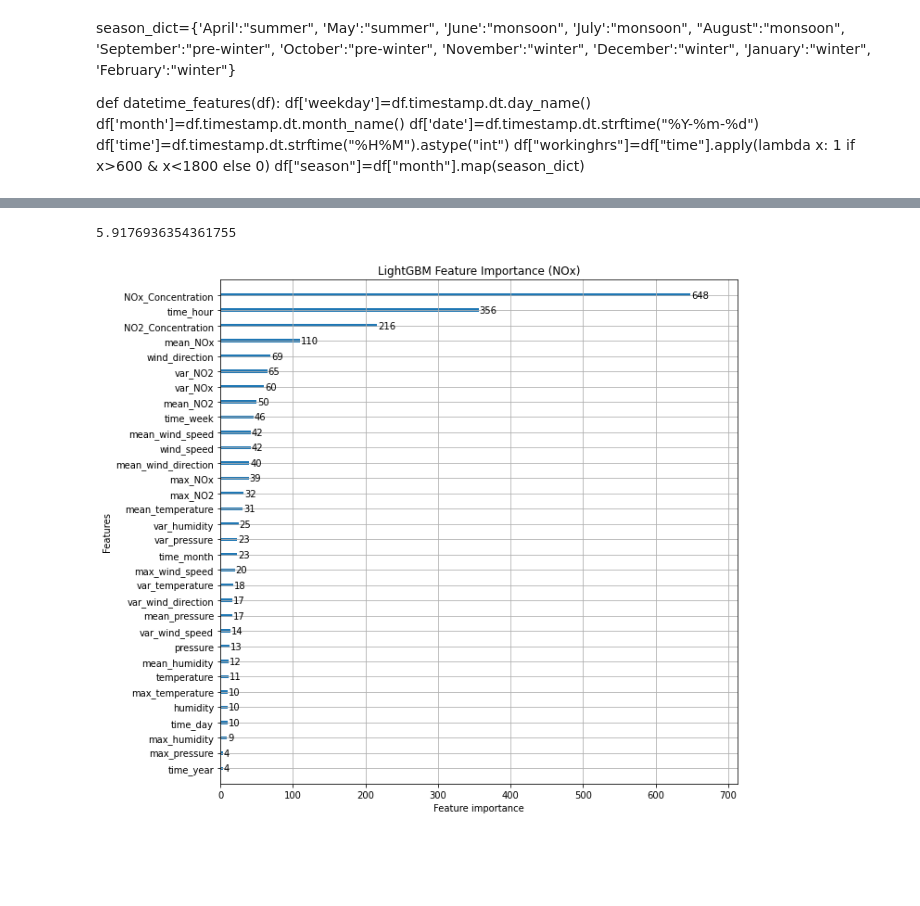
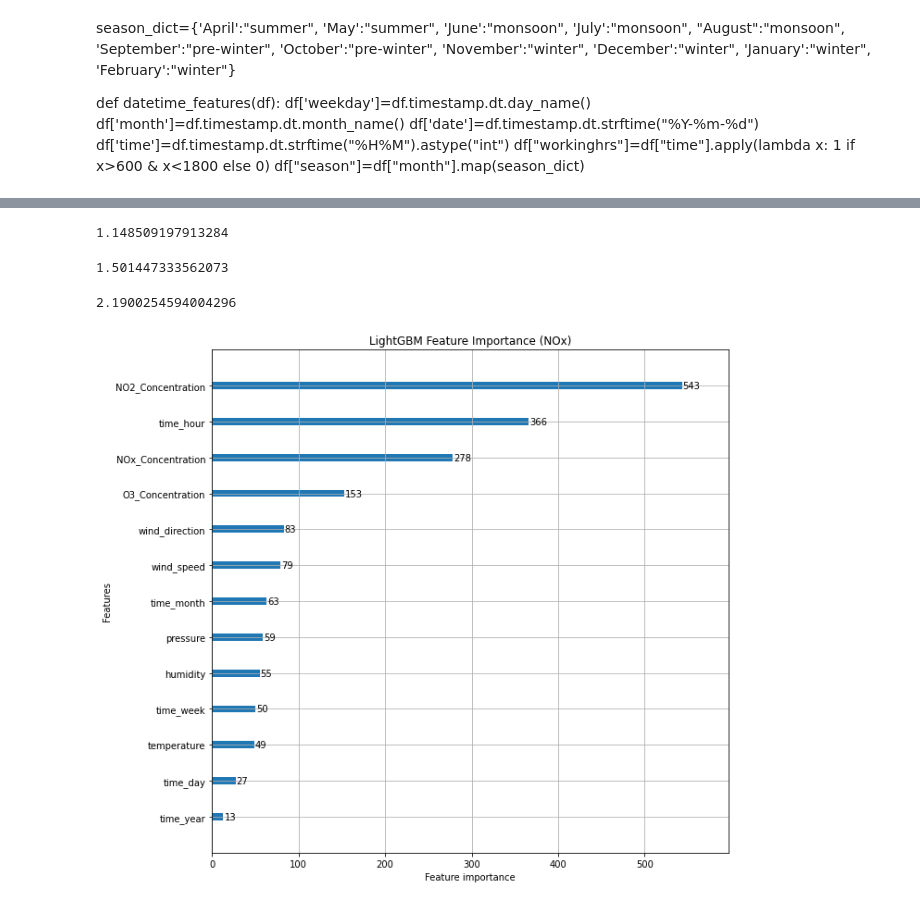
Before and after one commit to Wrafttex/BachelorProject, a Jupyter notebook: 4_Training_LightGBM_Model_Tag.ipynb, the cells around one changed output, grey strips where cells are left out. Drawn from its saved outputs; the diff is of its cells as text; code cells hidden in the pictures; blank space fills up the shorter version.

```diff
--- a/4_Training_LightGBM_Model_Tag.ipynb
+++ b/4_Training_LightGBM_Model_Tag.ipynb
@@ -202,7 +234,21 @@ score = train_test(model_param, train_X_O3, test_X_O3, train_Y_O3, test_Y_O3, "L
-# %%
-gbm = read_pkl("Aal/lightgbm_x_AQ_S00_T_10_1.model")
-test_predict = gbm.predict(X_Test)
-score = get_score(test_predict, Y_Test_NOx)
-score
-# %% [output]
-5.9176936354361755
+# %%
+gbmNO2 = read_pkl("LightGBM/lightgbm_T_W_NO2_10_1.model")
+predict_NO2 = gbmNO2.predict(X_Test)
+score_NO2 = get_score(predict_NO2, Y_Test_NO2)
+score_NO2
+# %% [output]
+1.148509197913284
+# %%
+gbmNOx = read_pkl("LightGBM/lightgbm_T_W_NOx_10_1.model")
+predict_NOx = gbmNOx.predict(X_Test)
+score_NOx = get_score(predict_NOx, Y_Test_NOx)
+score_NOx
+# %% [output]
+1.501447333562073
+# %%
+gbmO3 = read_pkl("LightGBM/lightgbm_T_W_O3_10_1.model")
+predict_O3 = gbmO3.predict(X_Test)
+score_O3 = get_score(predict_O3, Y_Test_O3)
+score_O3
+# %% [output]
+2.1900254594004296
@@ -209,9 +262,8 @@ score
 # %%
-import matplotlib.pyplot as plt
-ax = lgb.plot_importance(gbm,figsize=(10,10),importance_type="auto")
+ax = lgb.plot_importance(gbmNO2,figsize=(10,10),importance_type="auto")
 plt.title("LightGBM Feature Importance (NOx)")
 plt.show()
 # %% [output]
-[figure, old version]
+[figure, new version]
 # %%
 plt.figure(num=None,dpi=70, figsize=(10, 6),facecolor='w', edgecolor='k')
```
Also changed, not shown: parts of 13 cells of this notebook, 10 other files.
